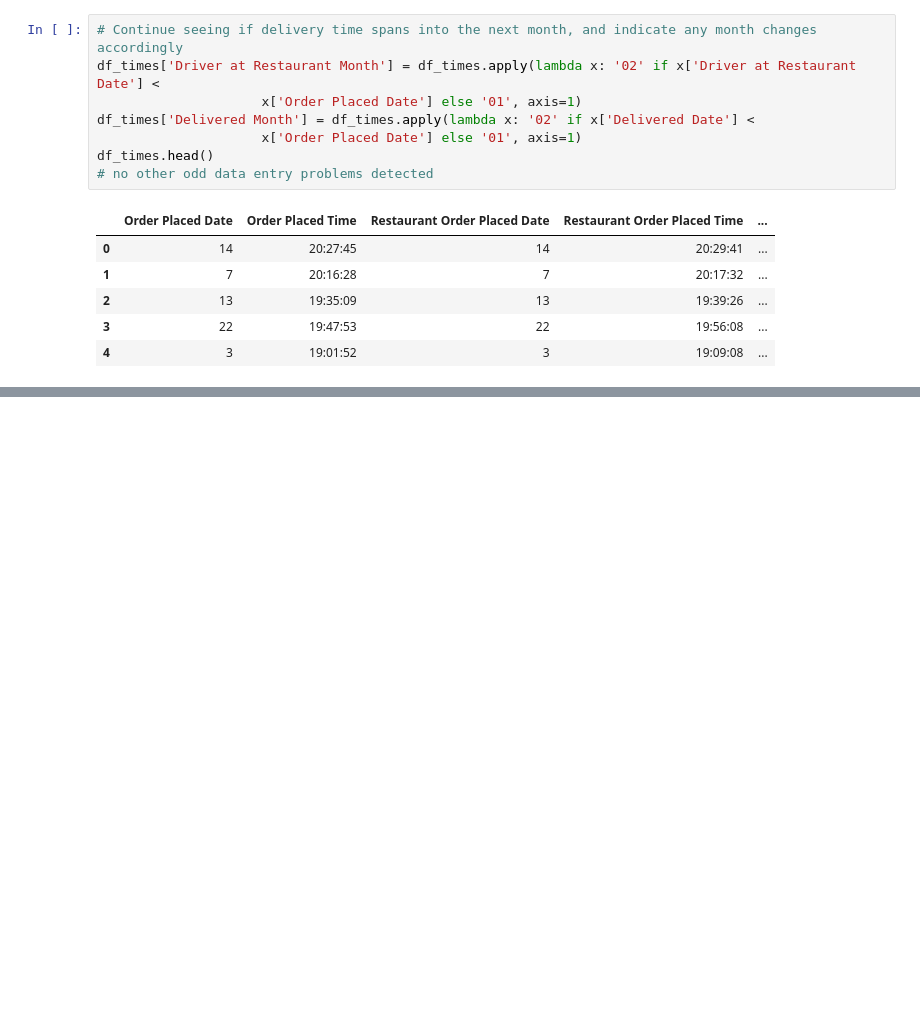
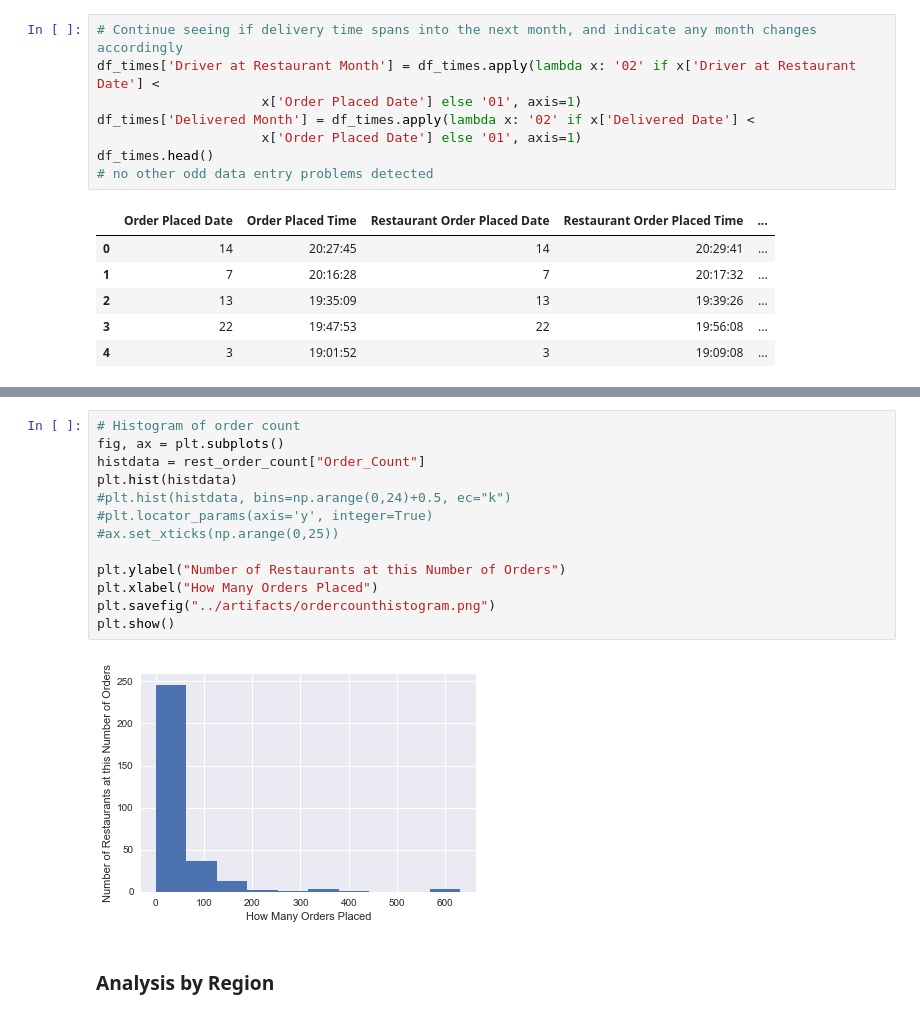
Before and after one commit to toestie/fooddelivery-dataset, a Jupyter notebook: notebooks/analysis.ipynb, the cells around one changed output, grey strips where cells are left out. Drawn from its saved outputs; the diff is of its cells as text; blank space fills up the shorter version.

```diff
--- a/notebooks/analysis.ipynb
+++ b/notebooks/analysis.ipynb
@@ -212,0 +289,17 @@ rest_order_count.head()
+# %%
+# Histogram of order count
+fig, ax = plt.subplots()
+histdata = rest_order_count["Order_Count"]
+plt.hist(histdata)
+#plt.hist(histdata, bins=np.arange(0,24)+0.5, ec="k")
+#plt.locator_params(axis='y', integer=True)
+#ax.set_xticks(np.arange(0,25))
+
+plt.ylabel("Number of Restaurants at this Number of Orders")
+plt.xlabel("How Many Orders Placed")
+plt.savefig("../artifacts/ordercounthistogram.png")
+plt.show()
+# %% [output]
+[figure, added]
+# %% [markdown]
+### Analysis by Region
```
Also changed, not shown: parts of 20 cells of this notebook, 6 other files.
